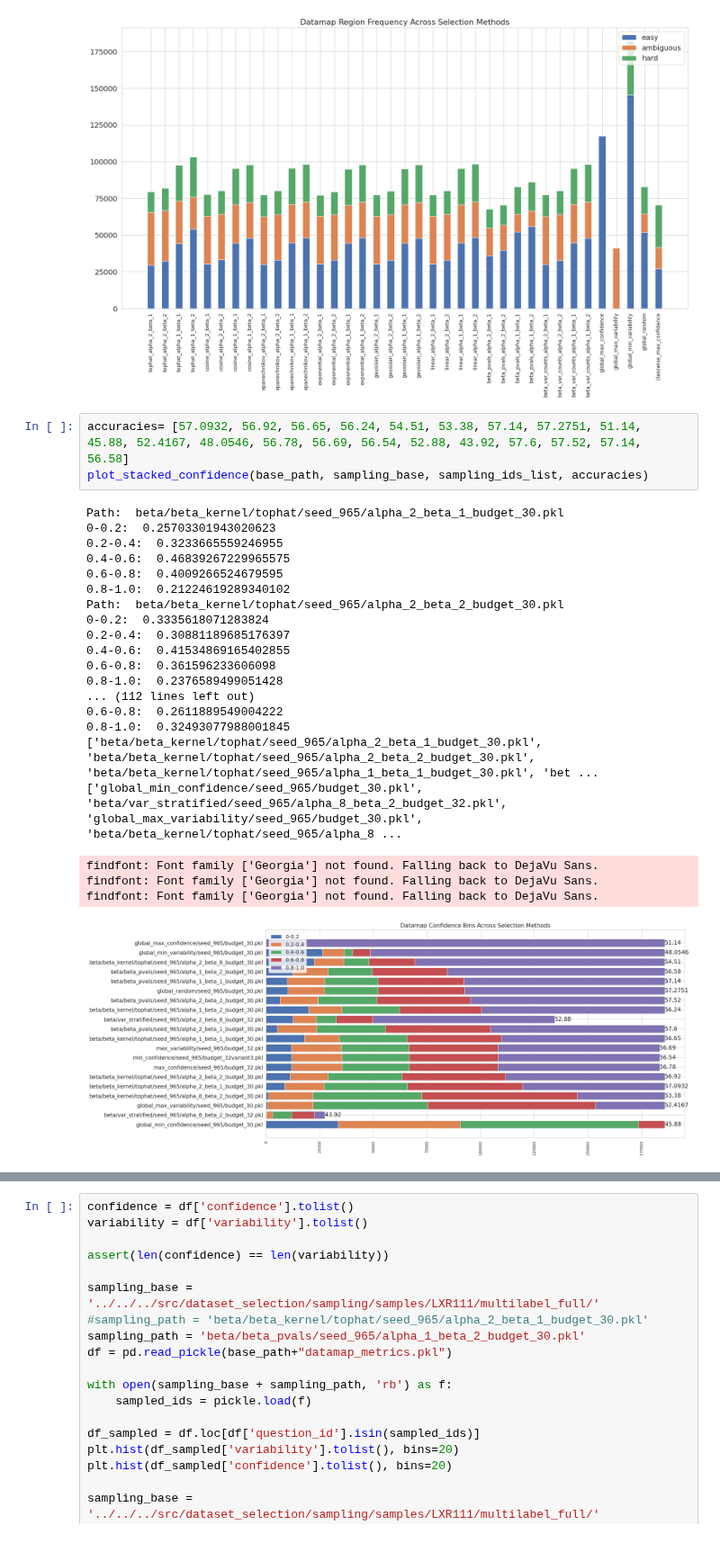
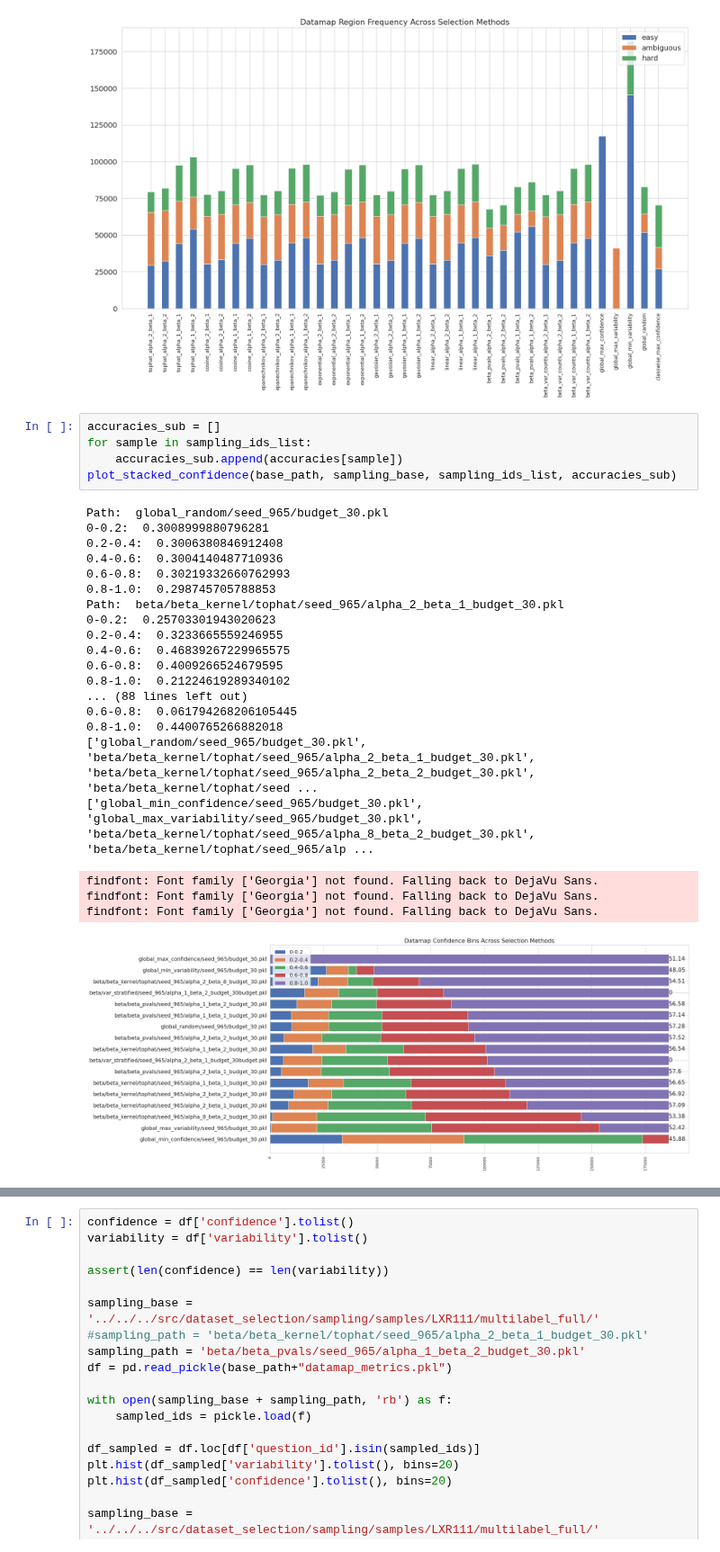
Before and after one commit to jr4fs/vl-pretraining, a Jupyter notebook: src/dataset_selection/sampling/binned_plots.ipynb, the cells around one changed output, grey strips where cells are left out. Shown at 90% size. Saved outputs shown, nothing was run; the diff lists cells and outputs as text.

```diff
--- a/src/dataset_selection/sampling/binned_plots.ipynb
+++ b/src/dataset_selection/sampling/binned_plots.ipynb
@@ -389,29 +403,31 @@ findfont: Font family ['Georgia'] not found. Falling back to DejaVu Sans.
 findfont: Font family ['Georgia'] not found. Falling back to DejaVu Sans.
 findfont: Font family ['Georgia'] not found. Falling back to DejaVu Sans.
 [figure]
-# %%
-accuracies= [57.0932, 56.92, 56.65, 56.24, 54.51, 53.38, 57.14, 57.2751, 51.14, 45.88, 52.4167, 48.0546, 56.78, 56.69, 56.54, 52.88, 43.92, 57.6, 57.52, 57.14, 56.58]
-plot_stacked_confidence(base_path, sampling_base, sampling_ids_list, accuracies)
-# %% [output]
-Path:  beta/beta_kernel/tophat/seed_965/alpha_2_beta_1_budget_30.pkl
-0-0.2:  0.25703301943020623
-0.2-0.4:  0.3233665559246955
-0.4-0.6:  0.46839267229965575
-0.6-0.8:  0.4009266524679595
-0.8-1.0:  0.21224619289340102
-Path:  beta/beta_kernel/tophat/seed_965/alpha_2_beta_2_budget_30.pkl
-0-0.2:  0.3335618071283824
-0.2-0.4:  0.30881189685176397
-0.4-0.6:  0.41534869165402855
-0.6-0.8:  0.361596233606098
-0.8-1.0:  0.2376589499051428
-... (112 lines left out)
-0.6-0.8:  0.2611889549004222
-0.8-1.0:  0.32493077988001845
-['beta/beta_kernel/tophat/seed_965/alpha_2_beta_1_budget_30.pkl', 'beta/beta_kernel/tophat/seed_965/alpha_2_beta_2_budget_30.pkl', 'beta/beta_kernel/tophat/seed_965/alpha_1_beta_1_budget_30.pkl', 'bet ...
-['global_min_confidence/seed_965/budget_30.pkl', 'beta/var_stratified/seed_965/alpha_8_beta_2_budget_32.pkl', 'global_max_variability/seed_965/budget_30.pkl', 'beta/beta_kernel/tophat/seed_965/alpha_8 ...
-findfont: Font family ['Georgia'] not found. Falling back to DejaVu Sans.
-findfont: Font family ['Georgia'] not found. Falling back to DejaVu Sans.
-findfont: Font family ['Georgia'] not found. Falling back to DejaVu Sans.
-[figure, removed]
+# %%
+accuracies_sub = []
+for sample in sampling_ids_list:
+    accuracies_sub.append(accuracies[sample])
+plot_stacked_confidence(base_path, sampling_base, sampling_ids_list, accuracies_sub)
+# %% [output]
+Path:  global_random/seed_965/budget_30.pkl
+0-0.2:  0.3008999880796281
+0.2-0.4:  0.3006380846912408
+0.4-0.6:  0.3004140487710936
+0.6-0.8:  0.30219332660762993
+0.8-1.0:  0.298745705788853
+Path:  beta/beta_kernel/tophat/seed_965/alpha_2_beta_1_budget_30.pkl
+0-0.2:  0.25703301943020623
+0.2-0.4:  0.3233665559246955
+0.4-0.6:  0.46839267229965575
+0.6-0.8:  0.4009266524679595
+0.8-1.0:  0.21224619289340102
+... (88 lines left out)
+0.6-0.8:  0.061794268206105445
+0.8-1.0:  0.4400765266882018
+['global_random/seed_965/budget_30.pkl', 'beta/beta_kernel/tophat/seed_965/alpha_2_beta_1_budget_30.pkl', 'beta/beta_kernel/tophat/seed_965/alpha_2_beta_2_budget_30.pkl', 'beta/beta_kernel/tophat/seed ...
+['global_min_confidence/seed_965/budget_30.pkl', 'global_max_variability/seed_965/budget_30.pkl', 'beta/beta_kernel/tophat/seed_965/alpha_8_beta_2_budget_30.pkl', 'beta/beta_kernel/tophat/seed_965/alp ...
+findfont: Font family ['Georgia'] not found. Falling back to DejaVu Sans.
+findfont: Font family ['Georgia'] not found. Falling back to DejaVu Sans.
+findfont: Font family ['Georgia'] not found. Falling back to DejaVu Sans.
+[figure, added]
 # %%
```
Also changed, not shown: parts of 2 cells of this notebook.
